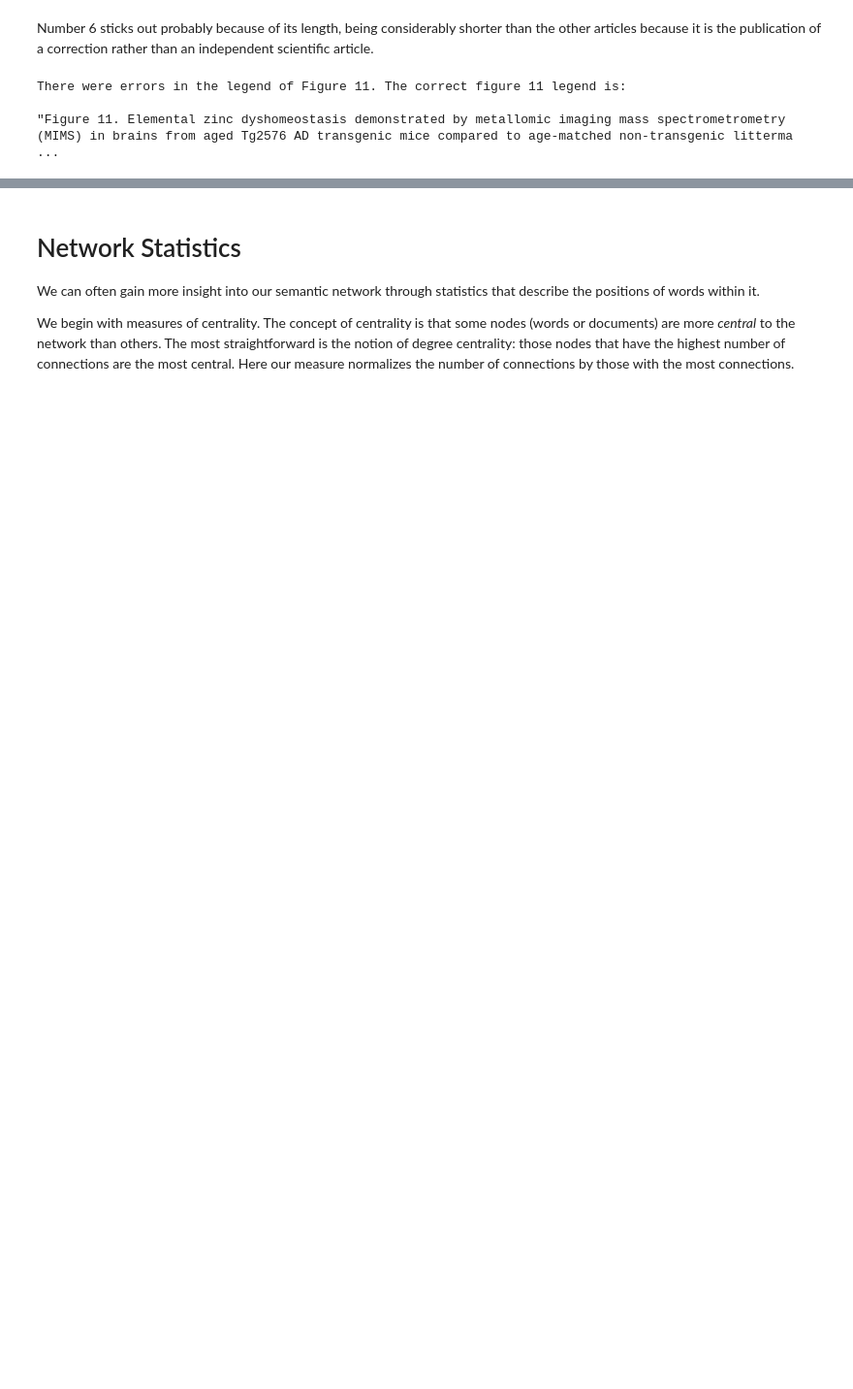
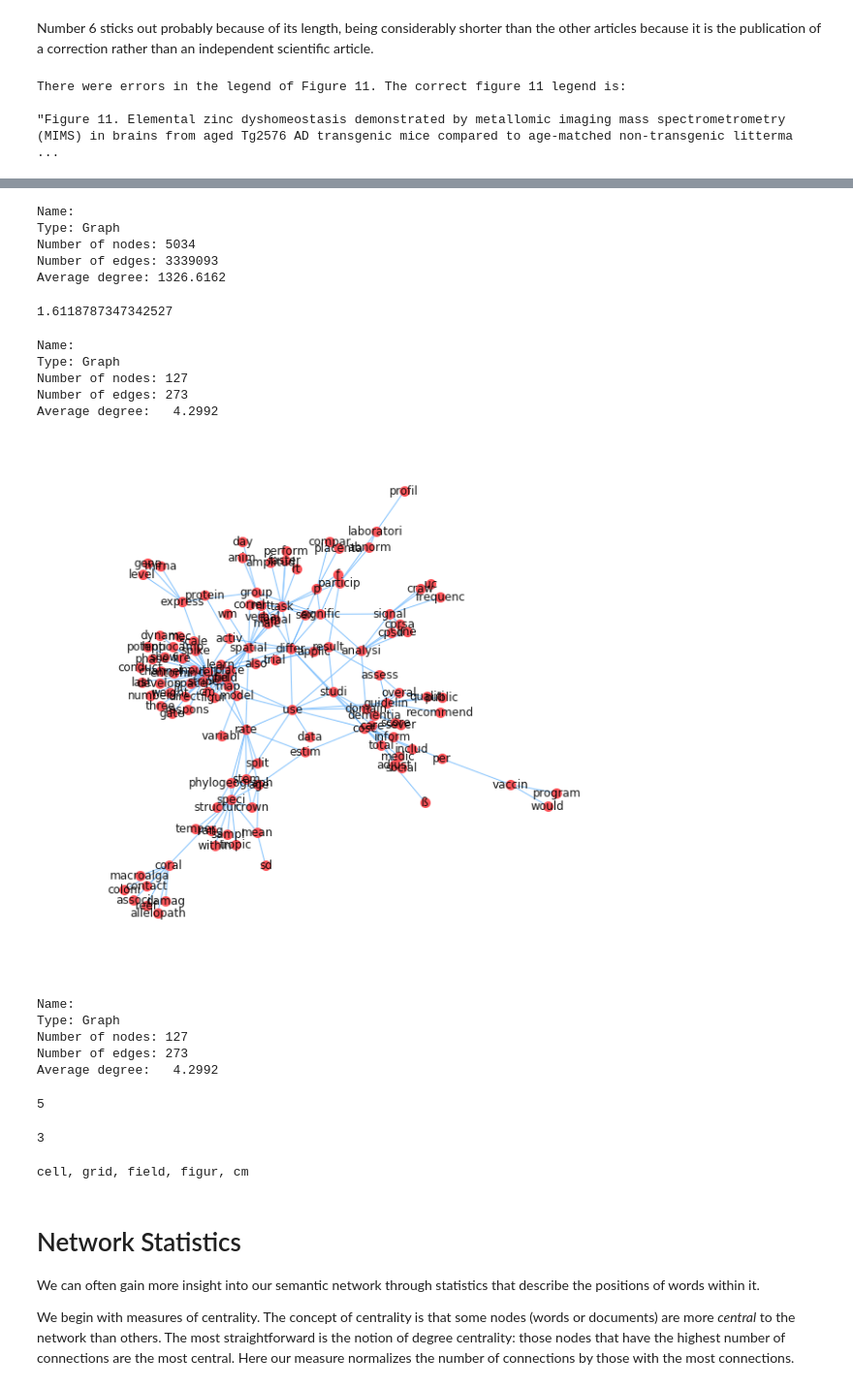
Before and after one commit to TimothyElder/content-analysis-2018, a Jupyter notebook: 8-Semantic-Networks/8-Semantic-Networks.ipynb, the cells around one changed output, grey strips where cells are left out. Shown at 97% size. Cells and saved outputs as stored; diff of their text form; code cells hidden in the pictures; blank space fills up the shorter version.

```diff
--- a/8-Semantic-Networks/8-Semantic-Networks.ipynb
+++ b/8-Semantic-Networks/8-Semantic-Networks.ipynb
@@ -457,9 +463,9 @@ nx.draw(g_american2, ax = ax, pos = layout_amer, labels = {n:n for n in g_americ
 <span style="color:red">Construct cells immediately below this that render some reasonable networks to meaningfully characterize the structure of words and documents (or subdocuments like chapters or paragraphs) from your corpus. What are useful filters and thresholds and what semantic structures do they reveal that given insight into the social world and social game inscribed in your corpus? Interrogate interesting subgraphs of your network and detail what they reveal about the semantic space involved.
 # %%
 #loads dataframe
-plos_df_temp = pandas.read_pickle(r'C:\Users\timothyelder\Documents\content-analysis-2018\data\\plos_analysis\plos_sample.pk1')
+plos_df_temp = pandas.read_pickle(r'C:\Users\Timot\Documents\content-analysis-2018\data\plos_analysis\plos_sample.pk1')
 
-plos_df = plos_df_temp.iloc[0:50]
+plos_df = plos_df_temp.iloc[0:25]
 plos_df[0:5]
 # %% [output]
 |  | Article Contents | Copyright Year | Journal Title | Titles |
@@ -584,3 +609,71 @@ There were errors in the legend of Figure 11. The correct figure 11 legend is:
+# %%
+#creates word to word network by documents
+gWord = contractNetwork(g_2mode, 'word')
+print(nx.info(gWord))
+
+#in this network, each node is a normalized word and each edge is the connection of those words to other words in other documents
+# %% [output]
+Name:
+Type: Graph
+Number of nodes: 5034
+Number of edges: 3339093
+Average degree: 1326.6162
+# %%
+#reduces the number of words so I don't know this will be necessary for mine
+wMean = np.mean([d['weight'] for n1, n2, d in gWord.edges(data = True)])
+wMean
+# %% [output]
+1.6118787347342527
+# %%
+g.remove_edges_from([(n1, n2) for n1, n2, d in g.edges(data = True) if d['weight'] <= 50])
+g.remove_nodes_from(list(nx.isolates(g))) #since we are changing the graph list() evaluates the isolates first
+plos_giant = max(nx.connected_component_subgraphs(g), key=len) # keep just the giant connected component
+print(nx.info(plos_giant))
+# %% [output]
+Name:
+Type: Graph
+Number of nodes: 127
+Number of edges: 273
+Average degree:   4.2992
+# %%
+#Visualizes the sentence cooccurence mateix
+layout = nx.spring_layout(plos_giant, weight='weight', iterations= 100)
+fig, ax = plt.subplots(figsize = (10,10))
+nx.draw(plos_giant, ax = ax, pos = layout, labels = {n:n for n in plos_giant.nodes()},
+        #width=.2,
+        alpha = .9,
+        node_size = 100,
+        node_color = "xkcd:light red",
+        edge_color='xkcd:sky blue') #Getting labels is a bit annoying
+# %% [output]
+[figure, added]
+# %%
+#removes the words that appear in many documents, almost equivalent to performing TF-IDF
+#to keep the most distinguishing words. Further shrinks the matrix
+plos_giant.remove_nodes_from([n for n in plos_giant.nodes if len(set(plos_giant.neighbors(n))) >= 4000])
+plos_giant.remove_nodes_from(list(nx.isolates(plos_giant)))
+print(nx.info(plos_giant))
+# %% [output]
+Name:
+Type: Graph
+Number of nodes: 127
+Number of edges: 273
+Average degree:   4.2992
+# %%
+#discover cliqus by feeding it a normalized token, limited by what is in the lexicon
+nx.clique.number_of_cliques(plos_giant)['analysi']
+# %% [output]
+5
+# %%
+#discover cliqus by feeding it a normalized token, limited by what is in the lexicon
+nx.clique.number_of_cliques(plos_giant)['studi']
+# %% [output]
+3
+# %%
+#prints cliques
+print(', '.join(max(nx.clique.find_cliques(plos_giant), key = lambda x: len(x))))
+# %% [output]
+cell, grid, field, figur, cm
 # %% [markdown]
 # Network Statistics
 We can often gain more insight into our semantic network through statistics that describe the positions of words within it.
```
Also changed, not shown: parts of 116 cells of this notebook.
